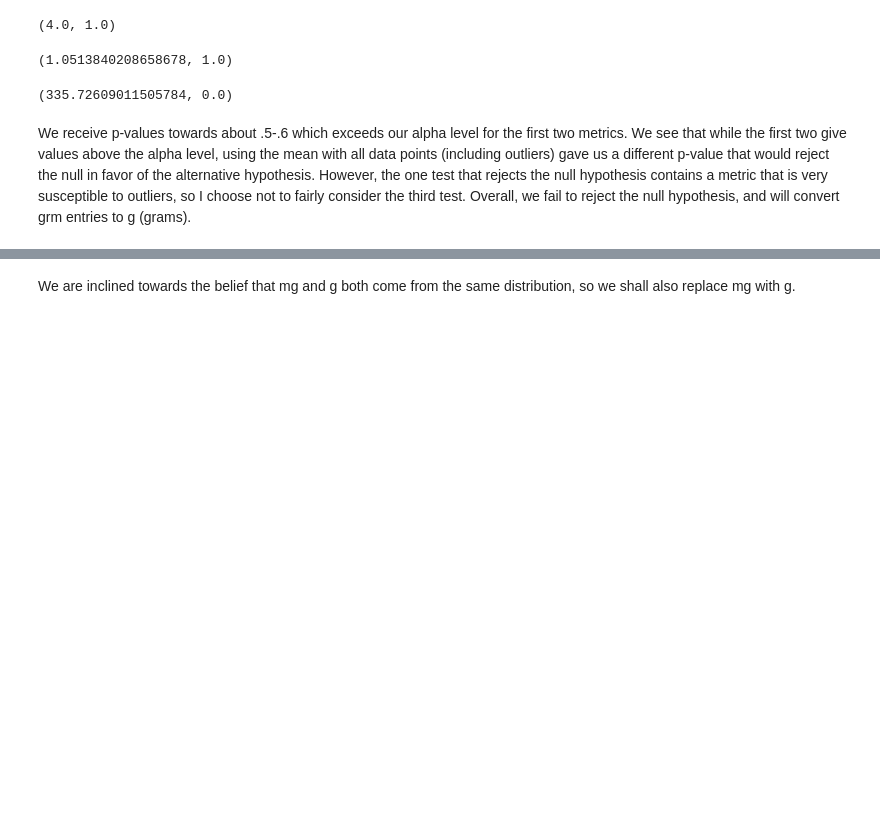
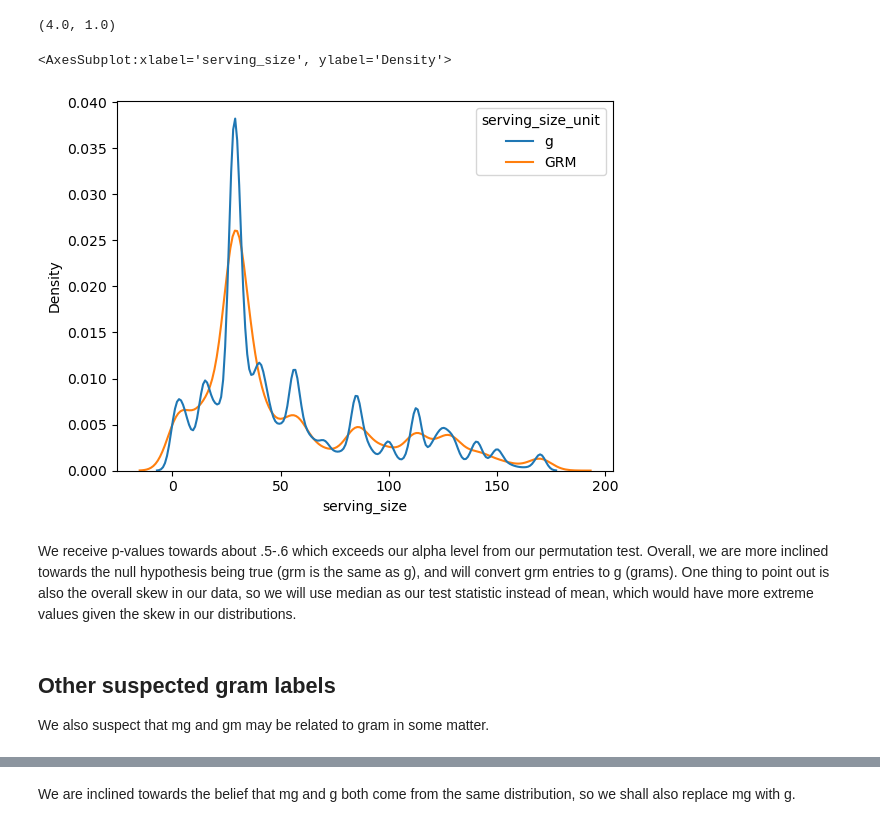
Before and after one commit to alexander-jensen/FDA-Data-Analysis, a Jupyter notebook: Branded Food Initial Data Analysis.ipynb, the cells around one changed output, grey strips where cells are left out. Drawn from its saved outputs; the diff is of its cells as text; code cells hidden in the pictures; blank space fills up the shorter version.

Commit message:
Redid permutation tests with new function

```diff
--- a/Branded Food Initial Data Analysis.ipynb
+++ b/Branded Food Initial Data Analysis.ipynb
@@ -267,8 +267,14 @@ def perm_test(apply_func, dist1, dist2, sample_size, category, val_column):
 
     samples = np.zeros(sample_reps)
 
-    # Create a dataset sampling both distributions equally
-    sample = pd.concat([dist1.sample(sample_size, replace=False), dist2.sample(sample_size, replace=False)])
+    # Create a dataset sampling both distributions (or using whole dataset if wanted)
+    if sample_size <= 0:
+        # Sample entire data set
+        sample = pd.concat([dist1, dist2])
+    else:
+        sample = pd.concat([dist1.sample(sample_size, replace=False), dist2.sample(sample_size, replace=False)])
+
+    # Create different permutations of the distributions
     for i in range(sample_reps):
 
         # Shuffle around the label, and aggregate with apply function
@@ -279,18 +285,24 @@ def perm_test(apply_func, dist1, dist2, sample_size, category, val_column):
         samples[i] = sample_stat
 
     return obs_stat, np.mean(samples >= obs_stat)
+
+def dist_plot(data, value, category):
+    """Returns a kde plot of the data's values separated by category."""
+
+    return sns.kdeplot(
+        data=data,
+        x=value,
+        hue=category,
+        common_norm=False)
 # %%
 perm_test('median', g_foods, grm_foods, 10000, 'serving_size_unit', 'serving_size')
 # %% [output]
 (4.0, 1.0)
-# %%
-perm_test('mean', g_foods_no_outlier, grm_foods_no_outlier, 1000, 'serving_size_unit', 'serving_size')
-# %% [output]
-(1.0513840208658678, 1.0)
-# %%
-perm_test('mean', g_foods, grm_foods, 1000, 'serving_size_unit', 'serving_size')
-# %% [output]
-(335.72609011505784, 0.0)
+# %%
+dist_plot(pd.concat([g_foods_no_outlier, grm_foods_no_outlier]), 'serving_size', 'serving_size_unit')
+# %% [output]
+<AxesSubplot:xlabel='serving_size', ylabel='Density'>
+[figure, added]
 # %% [markdown]
-We receive p-values towards about .5-.6 which exceeds our alpha level for the first two metrics. We see that while the first two give values above the alpha level, using the mean with all data points (including outliers) gave us a different p-value that would reject the null in favor of the alternative hypothesis. However, the one test that rejects the null hypothesis contains a metric that is very susceptible to outliers, so I choose not to fairly consider the third test. Overall, we fail to reject the null hypothesis, and will convert grm entries to g (grams).
+We receive p-values towards about .5-.6 which exceeds our alpha level from our permutation test. Overall, we are more inclined towards the null hypothesis being true (grm is the same as g), and will convert grm entries to g (grams). One thing to point out is also the overall skew in our data, so we will use median as our test statistic instead of mean, which would have more extreme values given the skew in our distributions.
 # %%
@@ -298,3 +310,7 @@ We receive p-values towards about .5-.6 which exceeds our alpha level for the fi
+# %% [markdown]
+## Other suspected gram labels
+
+We also suspect that mg and gm may be related to gram in some matter.
 # %%
 branded_food.serving_size_unit.value_counts()
 # %% [output]
```
Also changed, not shown: parts of 20 cells of this notebook.
